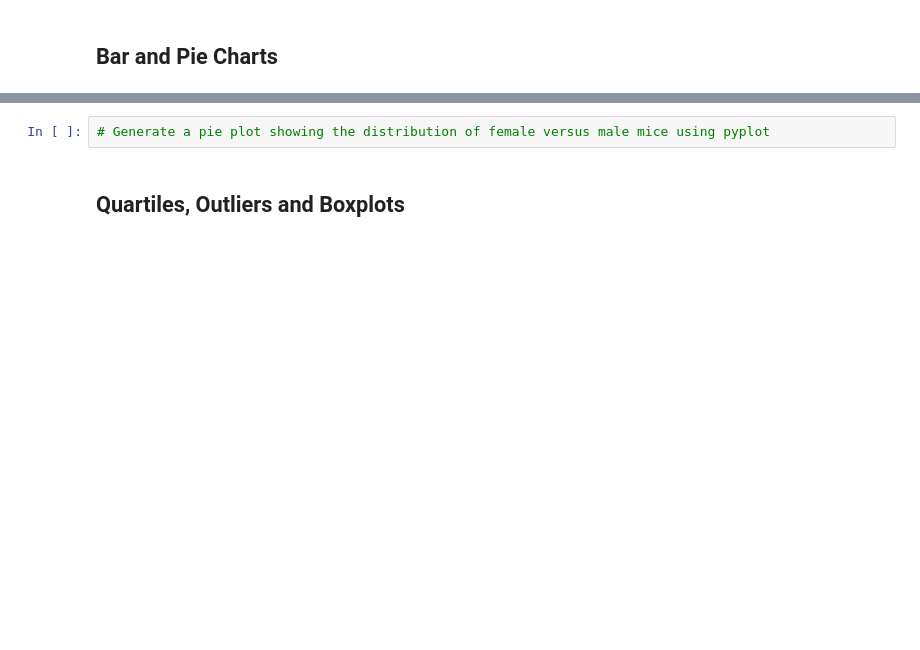
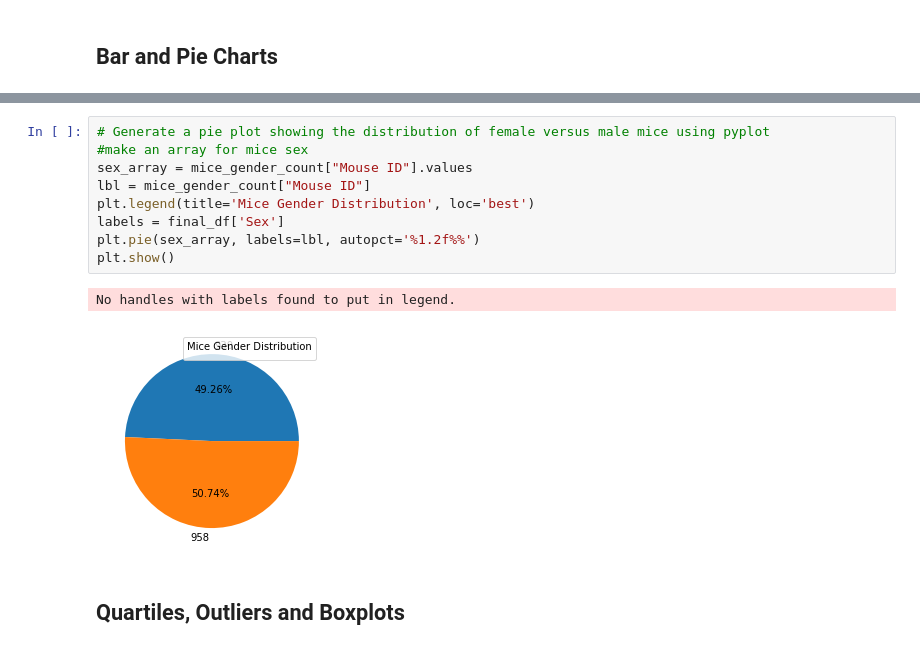
Before and after one commit to eemahazion/Pymaceuticals, a Jupyter notebook: pymaceuticals_Main.ipynb, the cells around one changed output, grey strips where cells are left out. Drawn from its saved outputs; the diff is of its cells as text; blank space fills up the shorter version.

```diff
--- a/pymaceuticals_Main.ipynb
+++ b/pymaceuticals_Main.ipynb
@@ -167,5 +226,15 @@ plt.show()
 # %%
 # Generate a pie plot showing the distribution of female versus male mice using pyplot
+#make an array for mice sex
+sex_array = mice_gender_count["Mouse ID"].values
+lbl = mice_gender_count["Mouse ID"]
+plt.legend(title='Mice Gender Distribution', loc='best')
+labels = final_df['Sex']
+plt.pie(sex_array, labels=lbl, autopct='%1.2f%%')
+plt.show()
+# %% [output]
+No handles with labels found to put in legend.
+[figure, added]
 # %% [markdown]
 ## Quartiles, Outliers and Boxplots
 # %%
```
Also changed, not shown: parts of 25 cells of this notebook.
